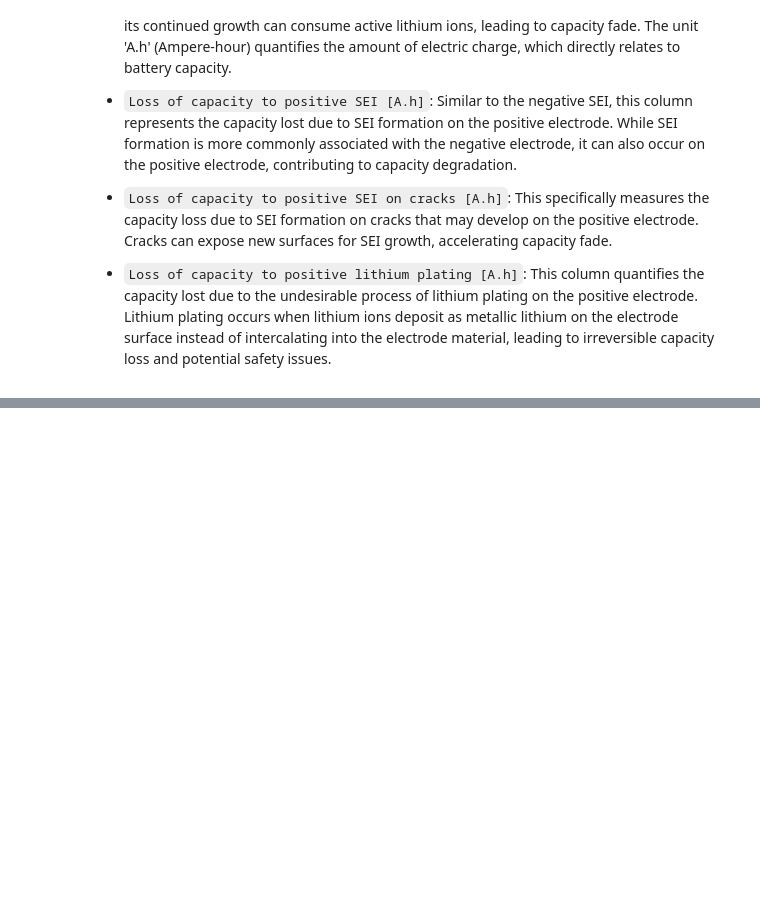
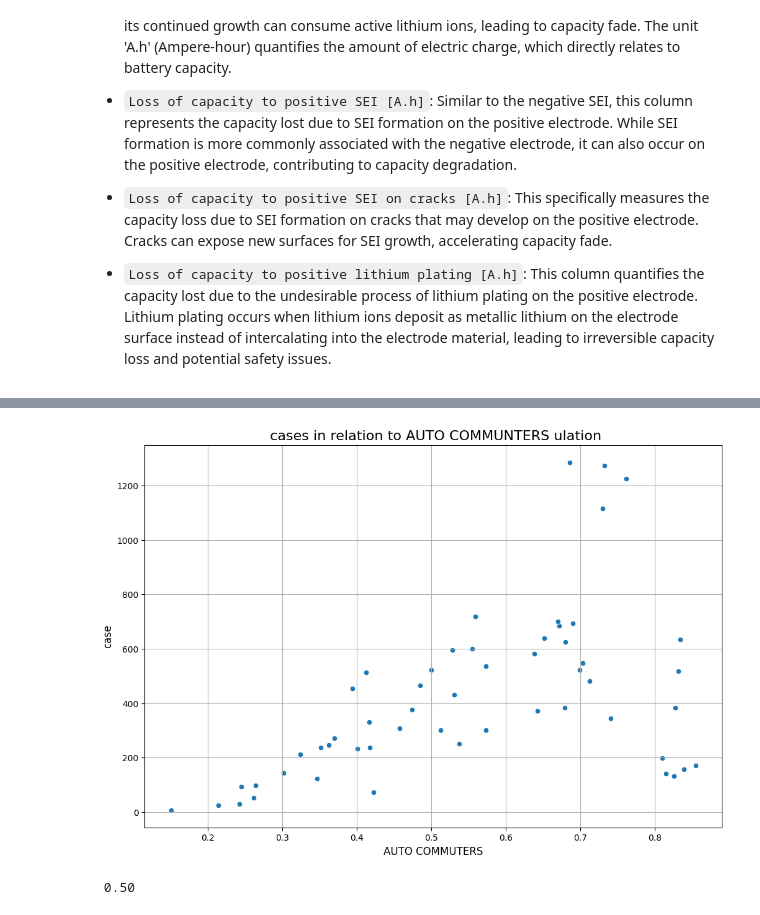
Before and after one commit to Amyy13/Amyy13, a Jupyter notebook: 10_Argonne_dataset_explorer.ipynb, the cells around one changed output, grey strips where cells are left out. Cells and saved outputs as stored; diff of their text form; code cells hidden in the pictures; blank space fills up the shorter version.

```diff
--- a/10_Argonne_dataset_explorer.ipynb
+++ b/10_Argonne_dataset_explorer.ipynb
@@ -211,0 +130,14 @@ memory usage: 296.7 KB
+# %%
+plt.figure(figsize=(12, 8))
+# YOUR CODE HERE
+sb.scatterplot(data=covid, x='PERAUTO', y='CASE_5_1')
+plt.title(' cases in relation to AUTO COMMUNTERS ulation', fontsize=16)
+plt.xlabel('AUTO COMMUTERS', fontsize=12)
+plt.ylabel('case', fontsize=12)
+plt.grid(True)
+plt.show()
+correlation = covid['PERAUTO'].corr(covid['CASE_5_1'])
+print(f" {correlation:.2f}")
+# %% [output]
+[figure, added]
+ 0.50
```
Also changed, not shown: parts of 25 cells of this notebook.
